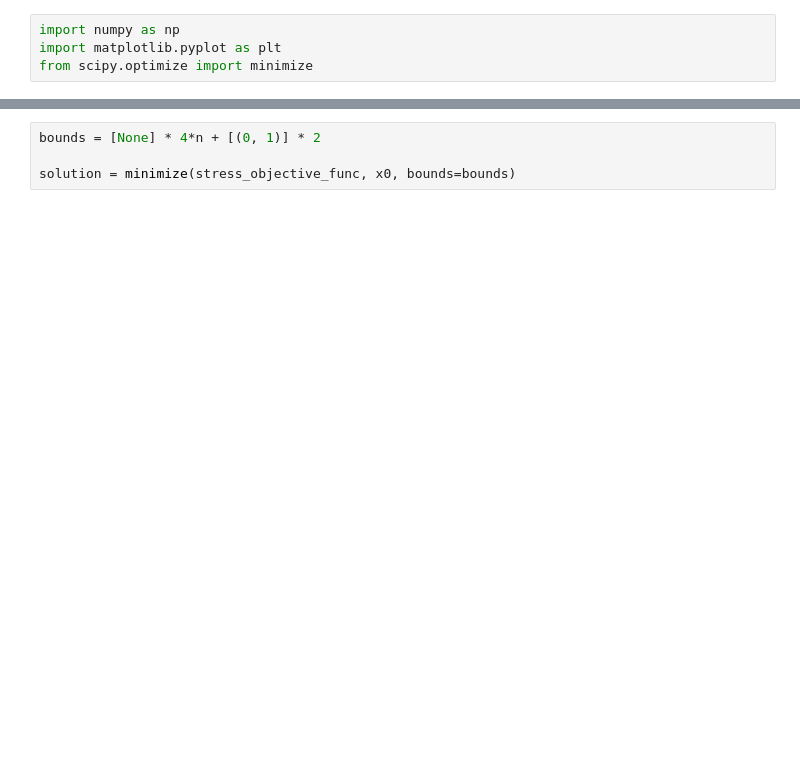
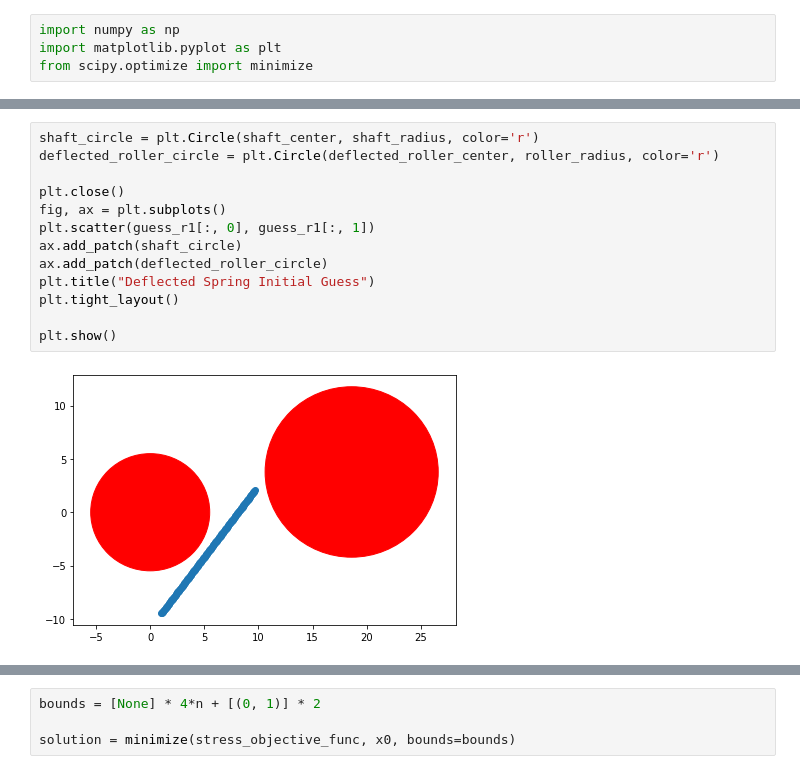
Before and after one commit to sfunderbots/Mechanical, a Jupyter notebook: code/dribbler_spring_optimization.ipynb, the cells around one changed output, grey strips where cells are left out. Drawn from its saved outputs; the diff is of its cells as text; blank space fills up the shorter version.

```diff
--- a/code/dribbler_spring_optimization.ipynb
+++ b/code/dribbler_spring_optimization.ipynb
@@ -44 +73,16 @@ def rolling_end_deflected(x):
+# %%
+shaft_circle = plt.Circle(shaft_center, shaft_radius, color='r')
+deflected_roller_circle = plt.Circle(deflected_roller_center, roller_radius, color='r')
+
+plt.close()
+fig, ax = plt.subplots()
+plt.scatter(guess_r1[:, 0], guess_r1[:, 1])
+ax.add_patch(shaft_circle)
+ax.add_patch(deflected_roller_circle)
+plt.title("Deflected Spring Initial Guess")
+plt.tight_layout()
+
+plt.show()
+# %% [output]
+[figure, added]
 # %%
```
Also changed, not shown: parts of 14 cells of this notebook.
